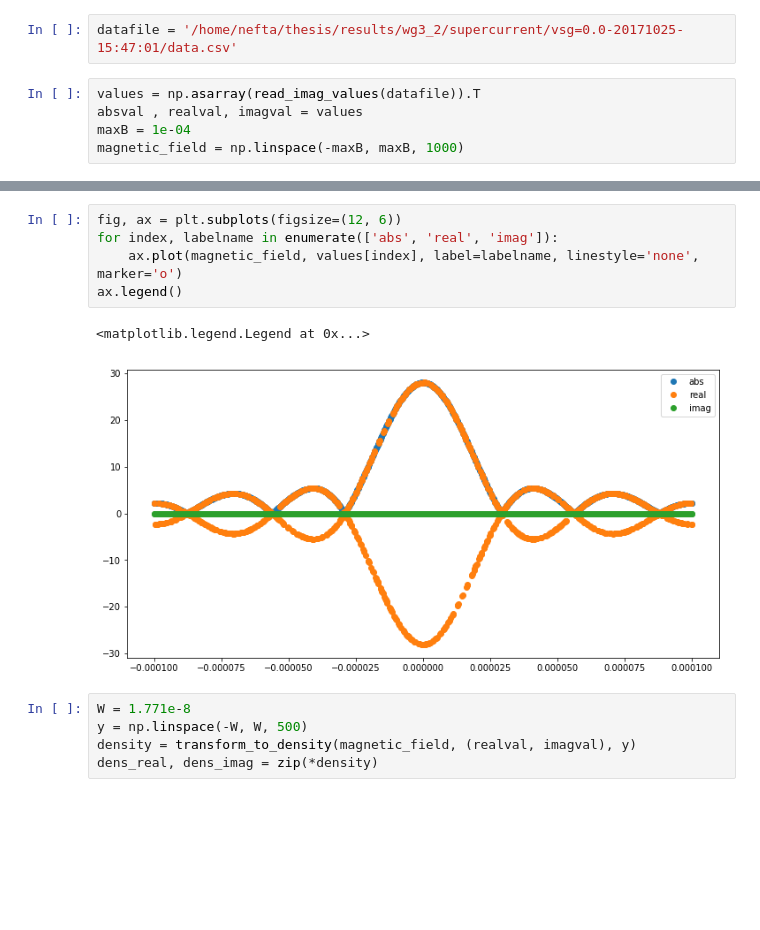
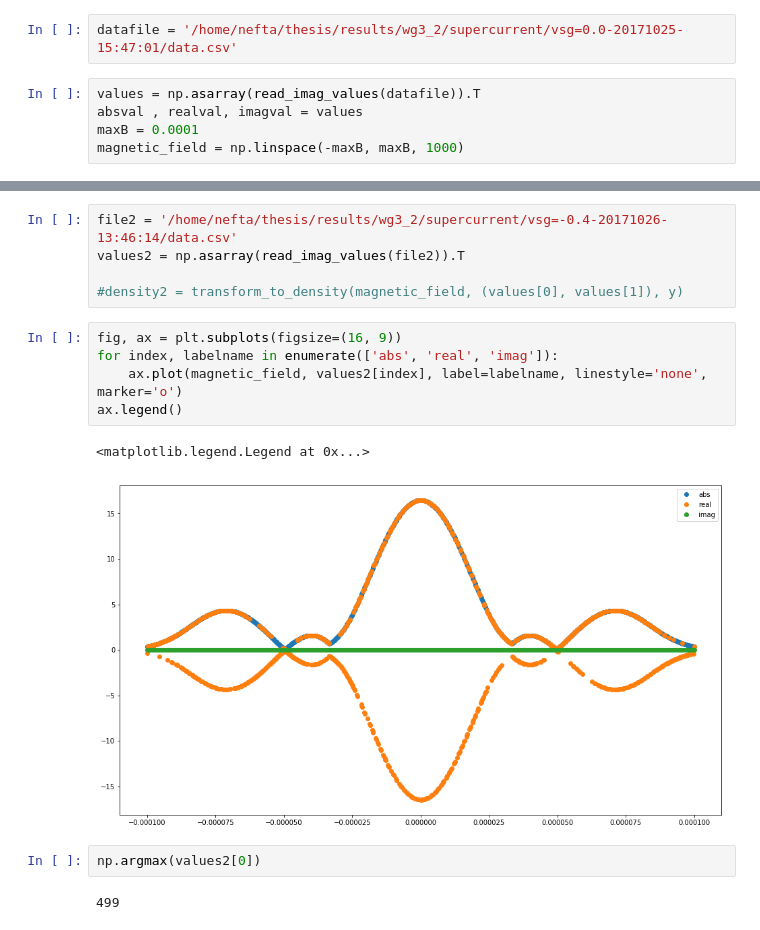
Before and after one commit to NeroCorleone/thesis, a Jupyter notebook: code/fourier-plots.ipynb, the cells around one changed output, grey strips where cells are left out. Cells and saved outputs as stored; diff of their text form; blank space fills up the shorter version.

```diff
--- a/code/fourier-plots.ipynb
+++ b/code/fourier-plots.ipynb
@@ -40,5 +52,5 @@ datafile = '/home/nefta/thesis/results/wg3_2/supercurrent/vsg=0.0-20171025-15:47
 # %%
 values = np.asarray(read_imag_values(datafile)).T
 absval , realval, imagval = values
-maxB = 1e-04
+maxB = 0.0001
 magnetic_field = np.linspace(-maxB, maxB, 1000)
@@ -45,13 +115,17 @@ magnetic_field = np.linspace(-maxB, maxB, 1000)
+# %%
+file2 = '/home/nefta/thesis/results/wg3_2/supercurrent/vsg=-0.4-20171026-13:46:14/data.csv'
+values2 = np.asarray(read_imag_values(file2)).T
+
+#density2 = transform_to_density(magnetic_field, (values[0], values[1]), y)
 # %%
-fig, ax = plt.subplots(figsize=(12, 6))
+fig, ax = plt.subplots(figsize=(16, 9))
 for index, labelname in enumerate(['abs', 'real', 'imag']):
-    ax.plot(magnetic_field, values[index], label=labelname, linestyle='none', marker='o')
+    ax.plot(magnetic_field, values2[index], label=labelname, linestyle='none', marker='o')
 ax.legend()
 # %% [output]
 <matplotlib.legend.Legend at 0x...>
-[figure, old version]
+[figure, new version]
-# %%
-W = 1.771e-8
-y = np.linspace(-W, W, 500)
-density = transform_to_density(magnetic_field, (realval, imagval), y)
-dens_real, dens_imag = zip(*density)
+# %%
+np.argmax(values2[0])
+# %% [output]
+499
```
Also changed, not shown: parts of 17 cells of this notebook.
